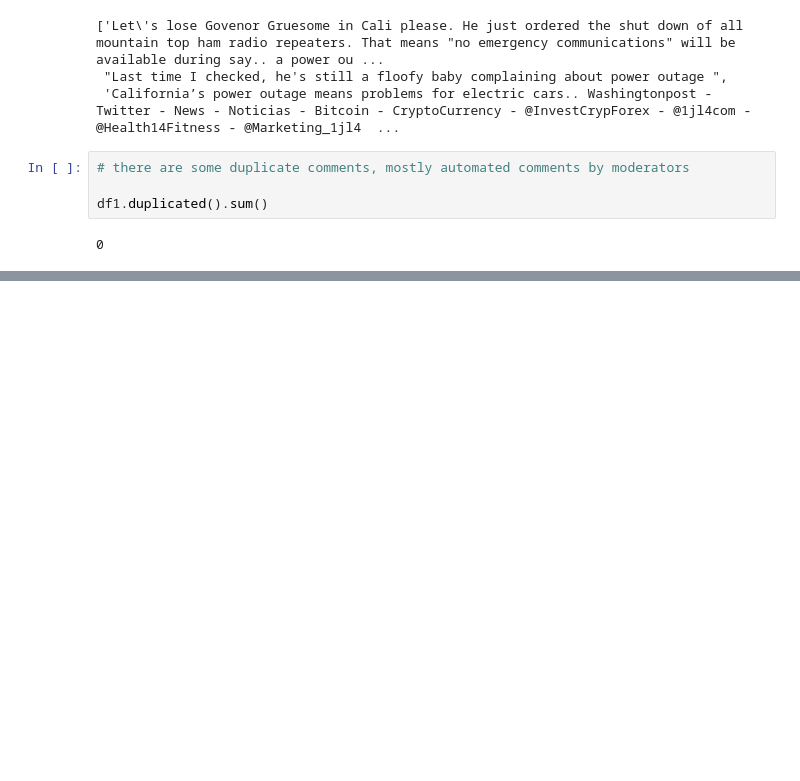
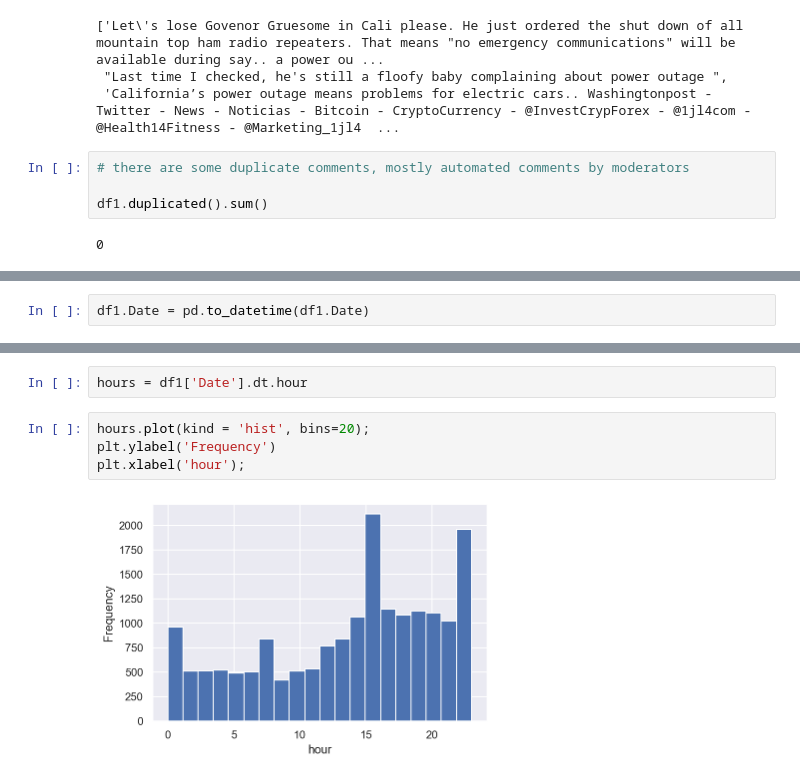
Before and after one commit to saraso2014/identifying-utility-outages, a Jupyter notebook: EDA-Client-Project-5.ipynb, the cells around one changed output, grey strips where cells are left out. Cells and saved outputs as stored; diff of their text form; blank space fills up the shorter version.

```diff
--- a/EDA-Client-Project-5.ipynb
+++ b/EDA-Client-Project-5.ipynb
@@ -267,0 +281,2 @@ df1.head()
+# %%
+df1.Date = pd.to_datetime(df1.Date)
@@ -267,0 +305,8 @@ df1.head()
+# %%
+hours = df1['Date'].dt.hour
+# %%
+hours.plot(kind = 'hist', bins=20);
+plt.ylabel('Frequency')
+plt.xlabel('hour');
+# %% [output]
+[figure, added]
```
Also changed, not shown: parts of 11 cells of this notebook.
